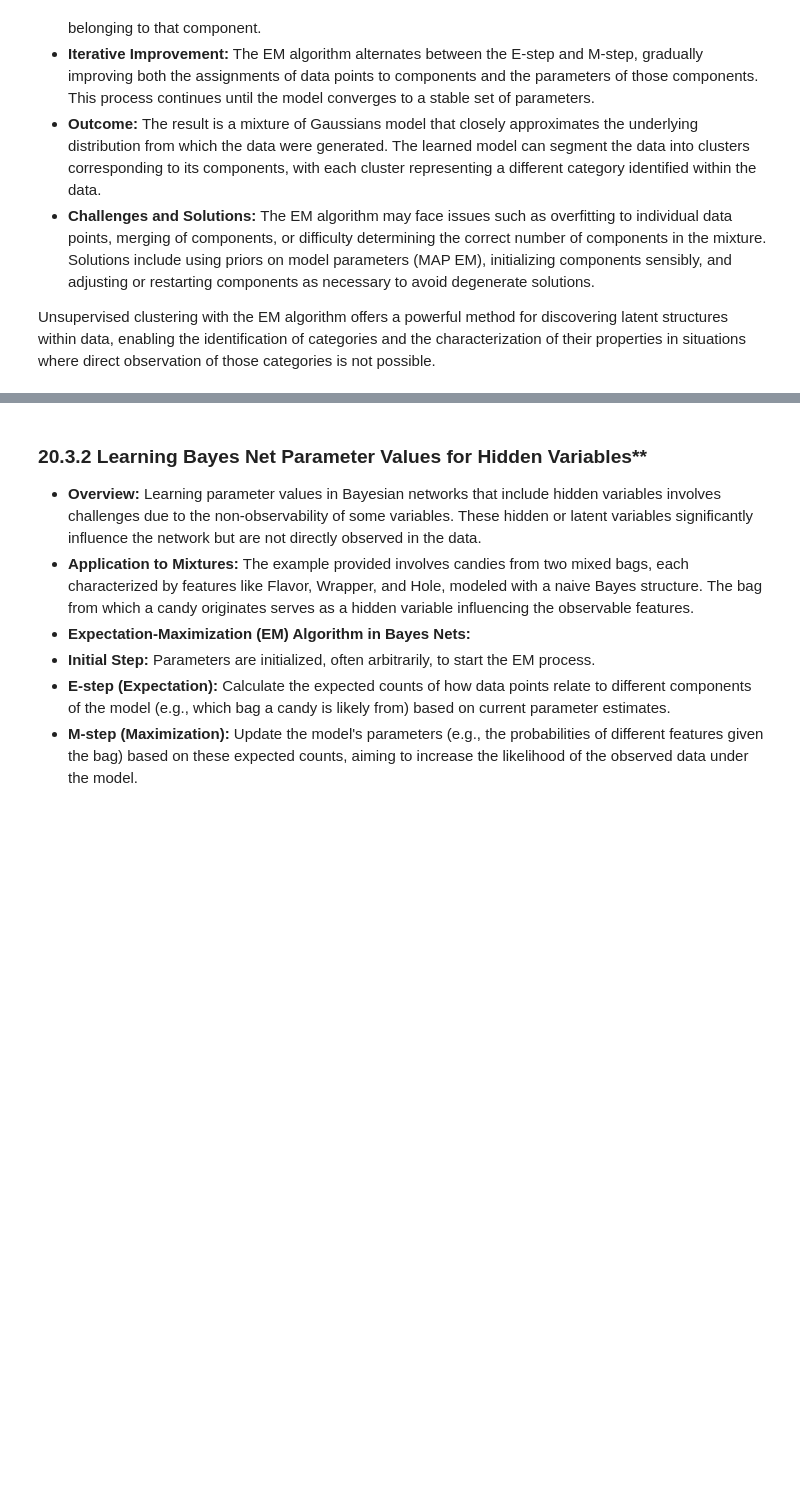
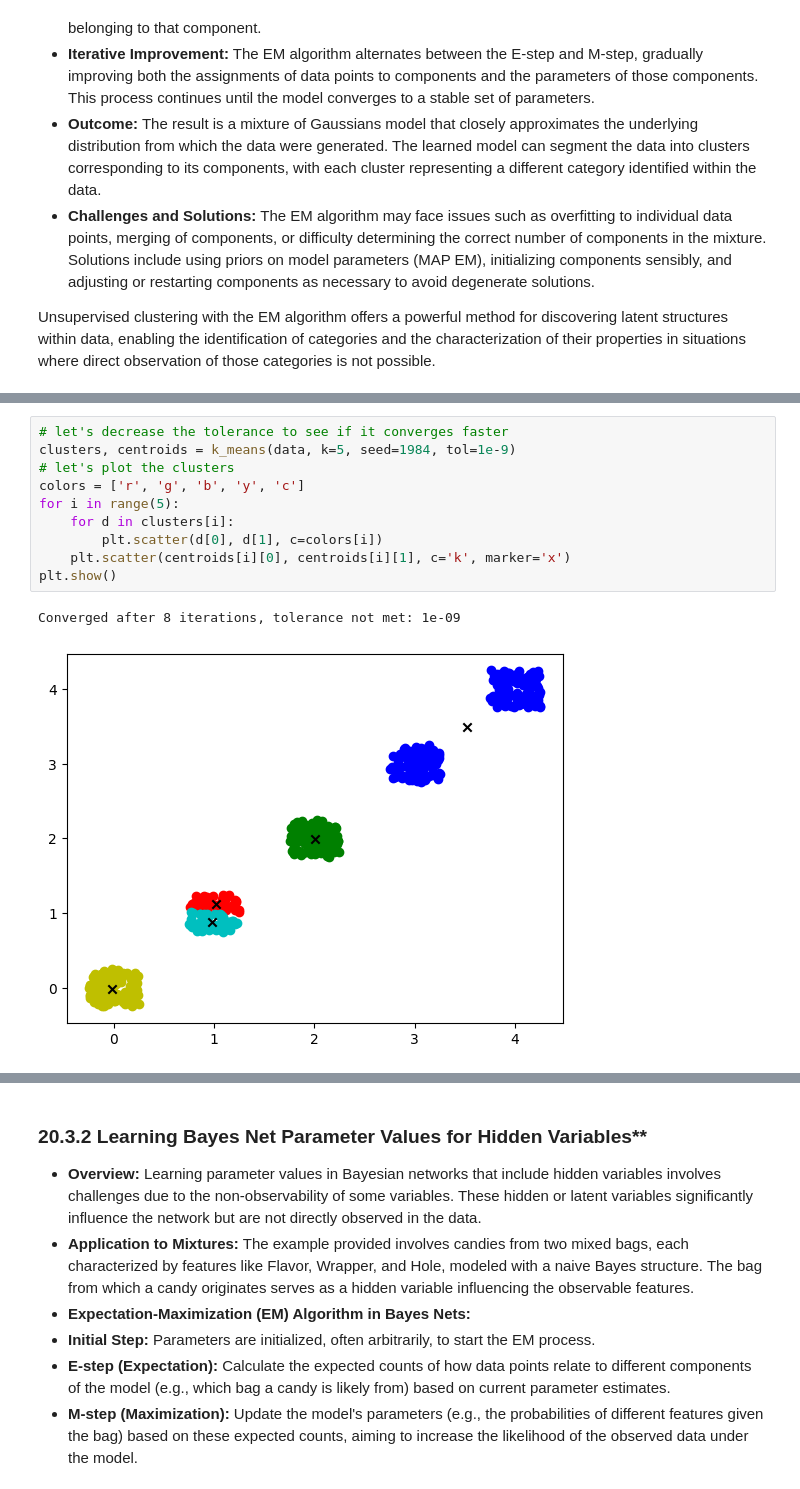
Before and after one commit to ValRCS/RBS_PBM773_Introduction_to_AI, a Jupyter notebook: notebooks/ch20_learning_probabilistic_models.ipynb, the cells around one changed output, grey strips where cells are left out. Drawn from its saved outputs; the diff is of its cells as text; blank space fills up the shorter version.

```diff
--- a/notebooks/ch20_learning_probabilistic_models.ipynb
+++ b/notebooks/ch20_learning_probabilistic_models.ipynb
@@ -338,0 +428,13 @@ Unsupervised clustering with the EM algorithm offers a powerful method for disco
+# %%
+# let's decrease the tolerance to see if it converges faster
+clusters, centroids = k_means(data, k=5, seed=1984, tol=1e-9)
+# let's plot the clusters
+colors = ['r', 'g', 'b', 'y', 'c']
+for i in range(5):
+    for d in clusters[i]:
+        plt.scatter(d[0], d[1], c=colors[i])
+    plt.scatter(centroids[i][0], centroids[i][1], c='k', marker='x')
+plt.show()
+# %% [output]
+Converged after 8 iterations, tolerance not met: 1e-09
+[figure, added]
```
Also changed, not shown: parts of 10 cells of this notebook.
